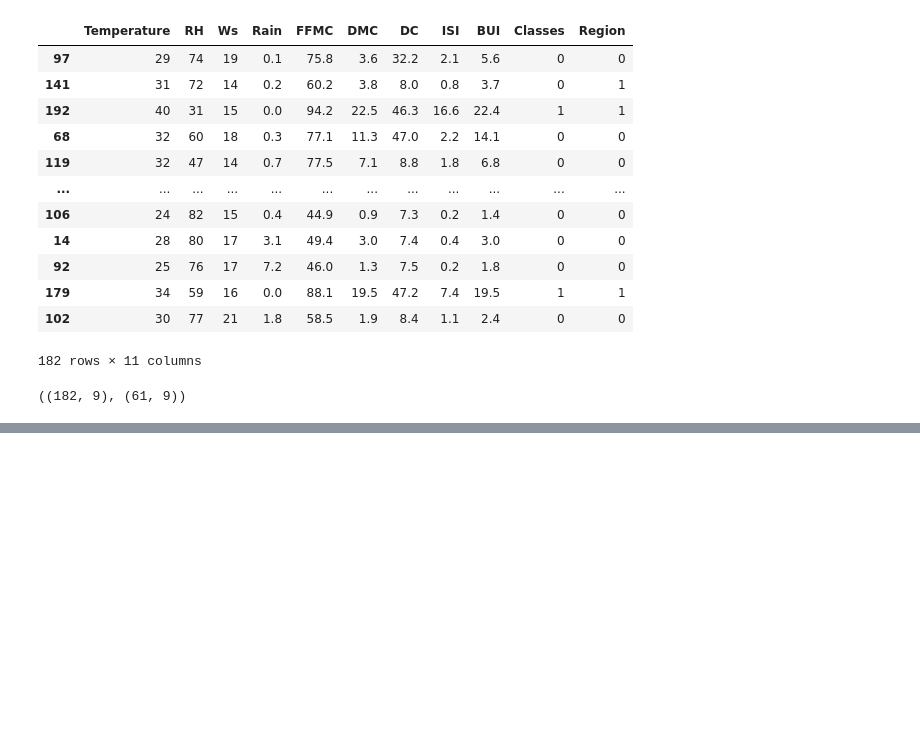
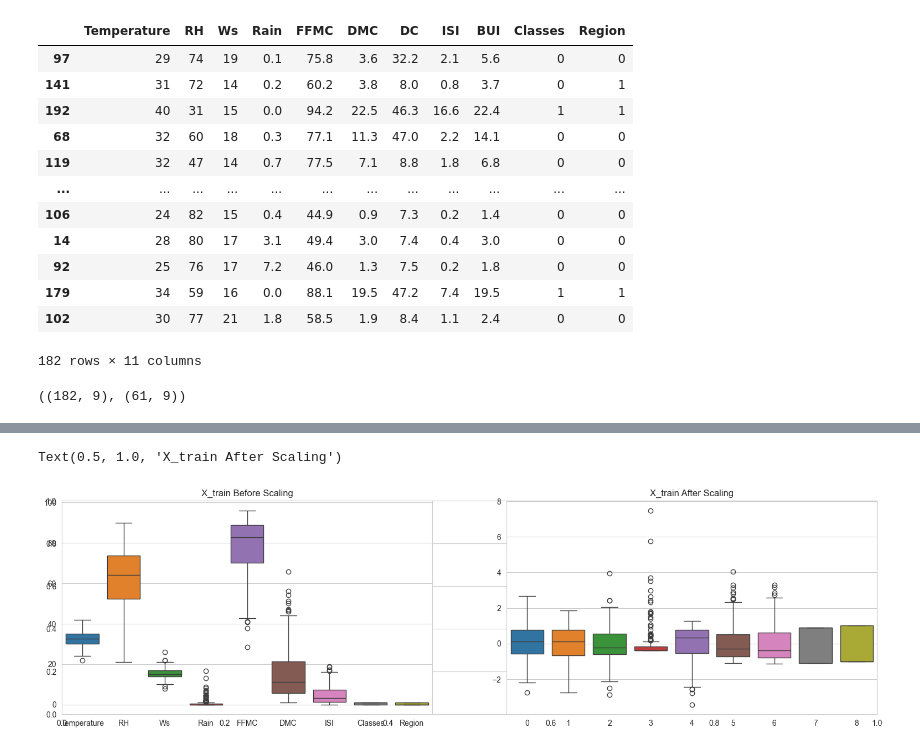
Before and after one commit to neelakandanoj/Machine-Learning-Projects, a Jupyter notebook: ML Project/Algerian Forest Fire/ForestFire(Ridge,Lasso,Linear).ipynb, the cells around one changed output, grey strips where cells are left out. Saved outputs shown, nothing was run; the diff lists cells and outputs as text; code cells hidden in the pictures; blank space fills up the shorter version.

```diff
--- a/ML Project/Algerian Forest Fire/ForestFire(Ridge,Lasso,Linear).ipynb
+++ b/ML Project/Algerian Forest Fire/ForestFire(Ridge,Lasso,Linear).ipynb
@@ -548,0 +551,5 @@ x_train.shape,x_test.shape
+# %%
+from sklearn.preprocessing import StandardScaler
+scaler=StandardScaler()
+x_trained=scaler.fit_transform(x_train)
+y_trained=scaler.fit_transform(x_test)
@@ -548,0 +572,11 @@ x_train.shape,x_test.shape
+# %%
+plt.subplots(figsize=(19, 5))
+plt.subplot(1, 2, 1)
+sns.boxplot(data=x_train)
+plt.title('X_train Before Scaling')
+plt.subplot(1, 2, 2)
+sns.boxplot(data=x_trained)
+plt.title('X_train After Scaling')
+# %% [output]
+Text(0.5, 1.0, 'X_train After Scaling')
+[figure, added]
```
Also changed, not shown: parts of 2 cells of this notebook.
